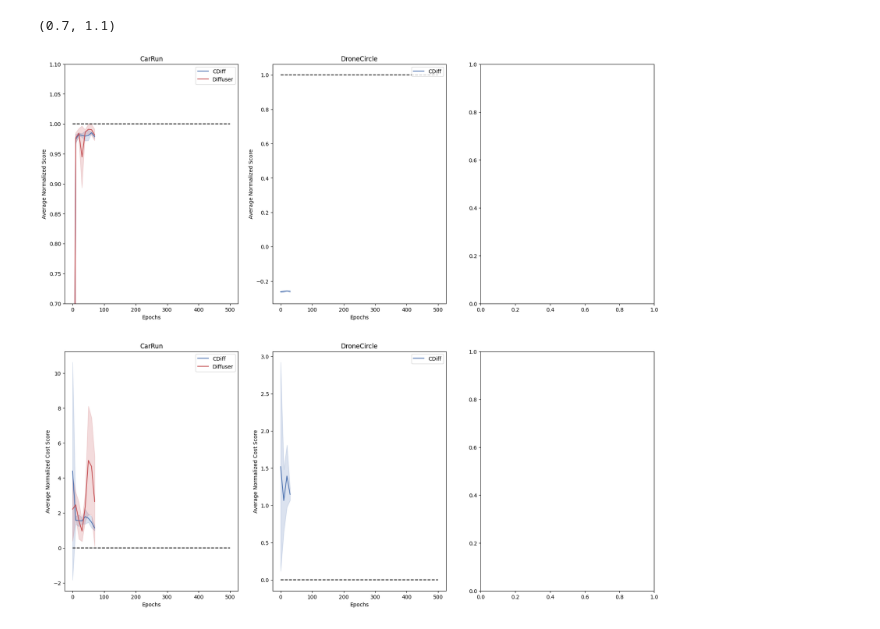
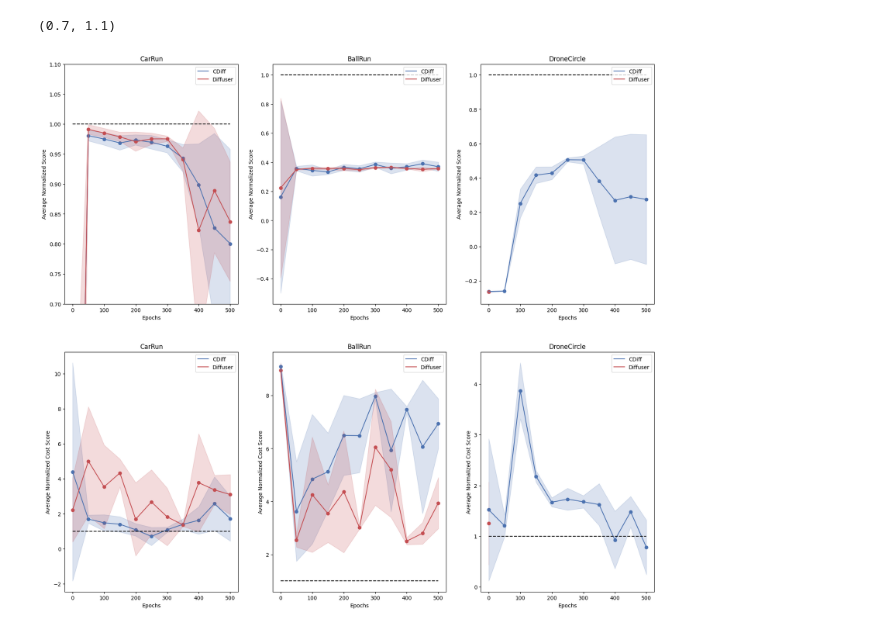
Before and after one commit to BobHuangC/safe-decision-diffuser, a Jupyter notebook: notebooks/plot_curves.ipynb, the cells around one changed output. Cells and saved outputs as stored; diff of their text form; code cells hidden in the pictures.

```diff
--- a/notebooks/plot_curves.ipynb
+++ b/notebooks/plot_curves.ipynb
@@ -4,7 +4,7 @@ import numpy as np
 import pandas as pd
 import matplotlib.pyplot as plt
 # %%
-def read_metrics(log_dir, metric_name: str):
+def read_metrics(log_dir, metric_name: str, interval: int = 1):
     epochs = None
     results = []
     for seed_dir in os.listdir(log_dir):
@@ -16,6 +16,8 @@ def read_metrics(log_dir, metric_name: str):
             if not result_file.endswith(".csv"):
                 continue
             epoch = int(result_file.split("_")[1])
+            if epoch % interval != 0:
+                continue
             seed_results[epoch] = pd.read_csv(os.path.join(ckpt_path, result_file))[
                 metric_name
             ][0]
@@ -33,19 +35,21 @@ def read_metrics(log_dir, metric_name: str):
     return np.array(epochs), np.array(results)
 # %%
 colors = [
-    "#4C72B0",
-    "#C44E52",
-    "#1ba784",
+    "#4C72B0", "#C44E52", "#1ba784",
 ]
 # %%
 dataset_logs = {
     "CarRun": {
-        "CDiff": "../logs/diffuser_inv_dsrl_fix/OfflineCarRun-v0/h_12-tgt_575.0,10.0-usecost_True",
-        "Diffuser": "../logs/diffuser_inv_dsrl_fix/OfflineCarRun-v0/h_12-tgt_575.0,10.0-usecost_False",
+        "CDiff": "../logs/diffuser_inv_dsrl/OfflineCarRun-v0/h_12-tgt_575.0,10.0-usecost_True",
+        "Diffuser": "../logs/diffuser_inv_dsrl/OfflineCarRun-v0/h_12-tgt_575.0,10.0-usecost_False",
+    },
+    "BallRun": {
+        "CDiff": "../logs/diffuser_inv_dsrl/OfflineBallRun-v0/h_12-tgt_500.0,10.0-usecost_True",
+        "Diffuser": "../logs/diffuser_inv_dsrl/OfflineBallRun-v0/h_12-tgt_500.0,10.0-usecost_False",
     },
     "DroneCircle": {
         "CDiff": "../logs/diffuser_inv_dsrl/OfflineDroneCircle-v0/h_12-tgt_700.0,10.0-usecost_True-guidew_1.2",
-        # "Diffuser": "../logs/diffuser_inv_dsrl/OfflineCarRun-v0/h_12-tgt_575.0,10.0-usecost_False-guidew_1.2",
+        "Diffuser": "../logs/diffuser_inv_dsrl/OfflineDroneCircle-v0/h_12-tgt_700.0,10.0-usecost_False",
     },
 }
 # %%
@@ -53,8 +57,8 @@ fig, axes = plt.subplots(2, 3, figsize=(20, 18))
 
 for idx, (dataset, logs) in enumerate(dataset_logs.items()):
     for m_idx, (method, log_dir) in enumerate(logs.items()):
-        epochs, returns = read_metrics(log_dir, "average_normalized_return")
-        # axes[0][idx].scatter(epochs, returns.mean(axis=0), color=colors[m_idx])
+        epochs, returns = read_metrics(log_dir, "average_normalized_return", interval=50)
+        axes[0][idx].scatter(epochs, returns.mean(axis=0), color=colors[m_idx])
         axes[0][idx].plot(
             epochs, returns.mean(axis=0), label=method, color=colors[m_idx]
         )
@@ -66,35 +70,35 @@ for idx, (dataset, logs) in enumerate(dataset_logs.items()):
             color=colors[m_idx],
         )
 
-        epochs, cost_returns = read_metrics(log_dir, "average_normalized_cost_return")
+        epochs, cost_returns = read_metrics(log_dir, "average_normalized_cost_return", interval=50)
 
-        # axes[1][idx].scatter(epochs, cost_returns.mean(axis=0), color=colors[m_idx])
+        axes[1][idx].scatter(epochs, cost_returns.mean(axis=0), color=colors[m_idx])
         axes[1][idx].plot(
             epochs, cost_returns.mean(axis=0), label=method, color=colors[m_idx]
         )
         axes[1][idx].fill_between(
             epochs,
             cost_returns.mean(axis=0) - cost_returns.std(axis=0),
             cost_returns.mean(axis=0) + cost_returns.std(axis=0),
             alpha=0.2,
             color=colors[m_idx],
         )
 
     axes[0][idx].set_xlabel("Epochs")
     axes[0][idx].set_ylabel("Average Normalized Score")
     axes[0][idx].set_title(dataset)
     axes[0][idx].legend()
     axes[0][idx].hlines(1.0, 0, 500, linestyles="dashed", colors="k")
 
     axes[1][idx].set_xlabel("Epochs")
     axes[1][idx].set_ylabel("Average Normalized Cost Score")
     axes[1][idx].set_title(dataset)
     axes[1][idx].legend()
-    axes[1][idx].hlines(0.0, 0, 500, linestyles="dashed", colors="k")
+    axes[1][idx].hlines(1.0, 0, 500, linestyles="dashed", colors="k")
 
 axes[0][0].set_ylim([0.7, 1.1])
 
 # fig.savefig("save_figs/d4rl_results.png")
 # %% [output]
 (0.7, 1.1)
-[figure, old version]
+[figure, new version]
```
Also changed, not shown: 5 other files.
